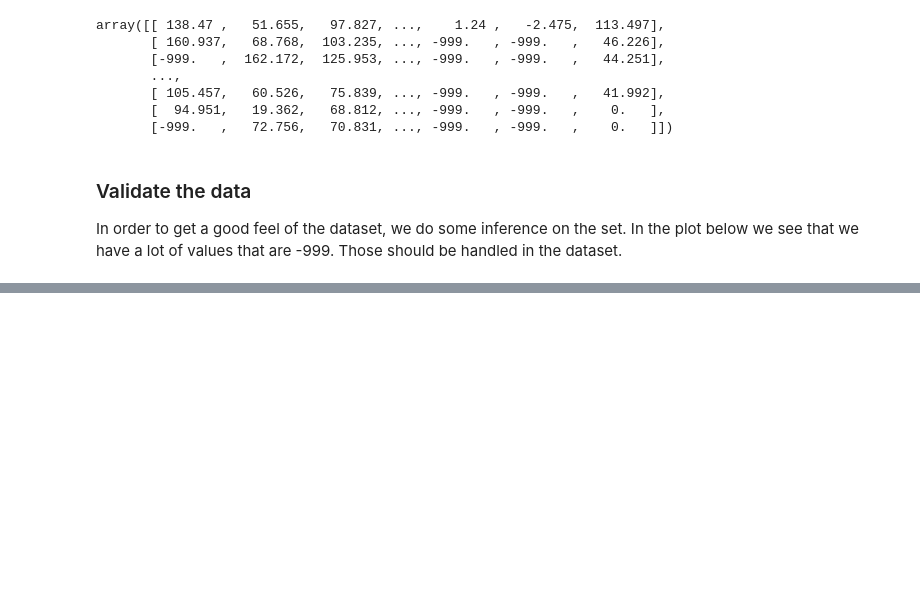
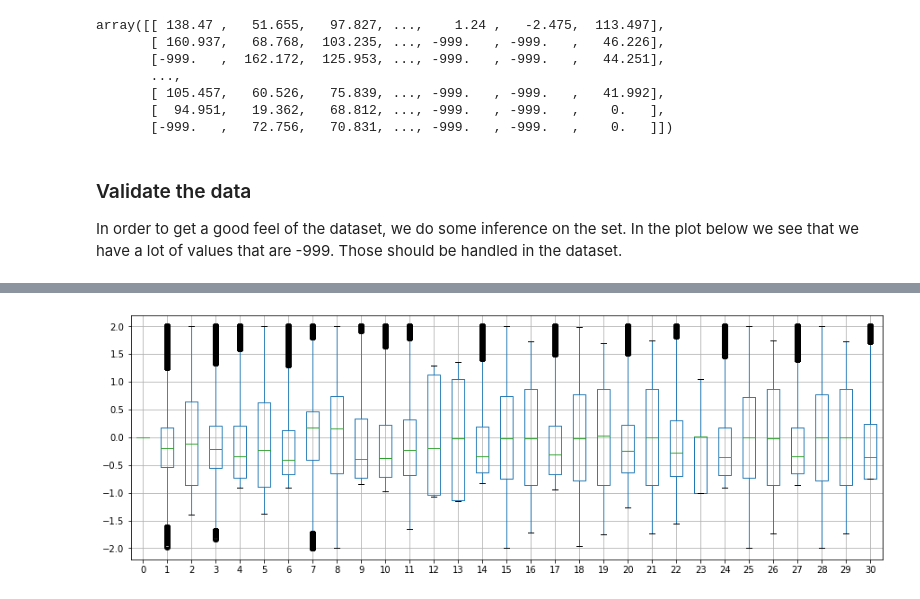
Before and after one commit to verafristedt/CS433-Projects, a Jupyter notebook: project1/clean_data.ipynb, the cells around one changed output, grey strips where cells are left out. Saved outputs shown, nothing was run; the diff lists cells and outputs as text; code cells hidden in the pictures; blank space fills up the shorter version.

```diff
--- a/project1/clean_data.ipynb
+++ b/project1/clean_data.ipynb
@@ -67,0 +73,9 @@ boxplot(y,tx2)
+# %%
+tx_std = np.nanstd(tx_c, axis = 0)
+tx_no_outl = np.copy(tx_c)
+tx_no_outl[tx_no_outl > 2*tx_std] = np.nan
+tx_no_outl[tx_no_outl < -2*tx_std] = np.nan
+
+boxplot(tx_no_outl)
+# %% [output]
+[figure, added]
```
Also changed, not shown: parts of 12 cells of this notebook, 9 other files.
